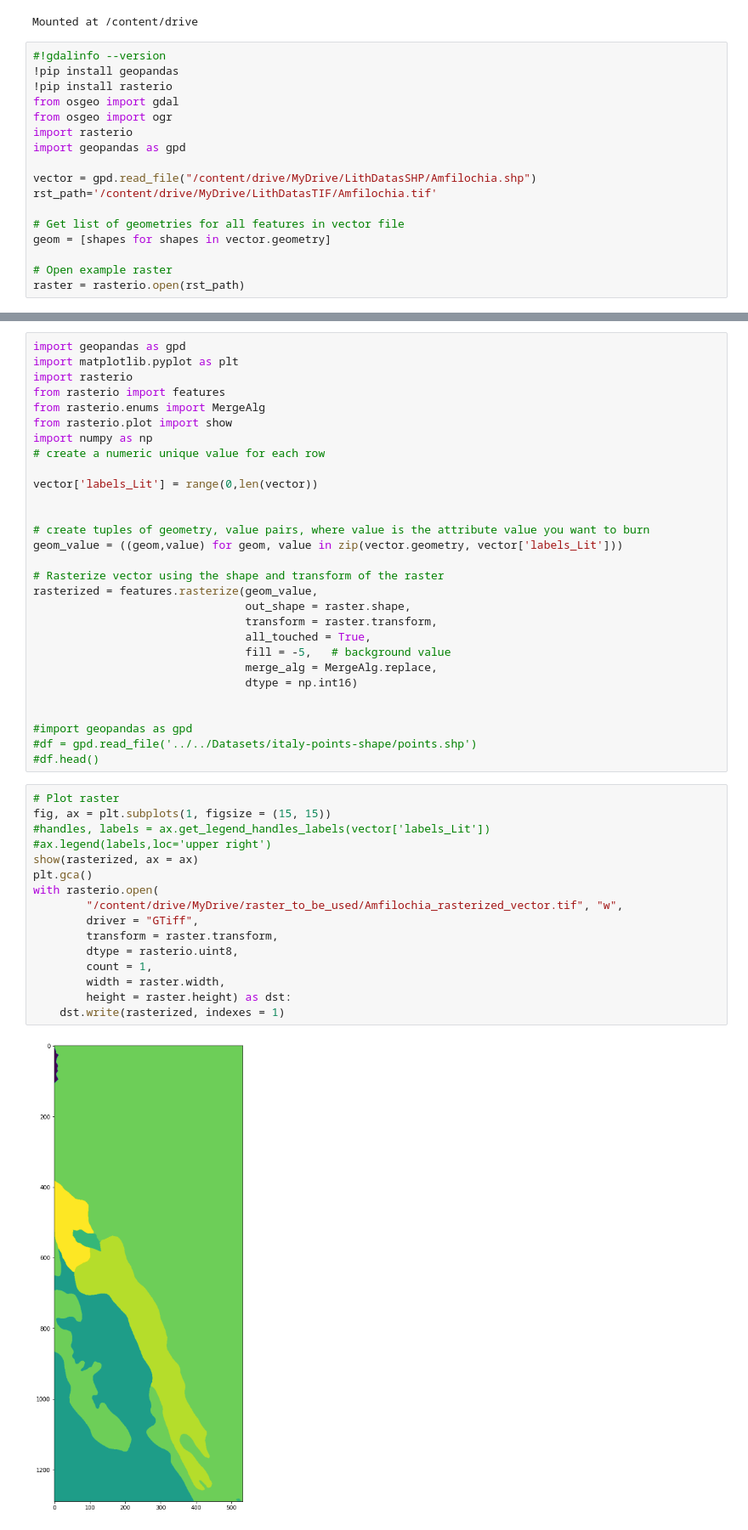
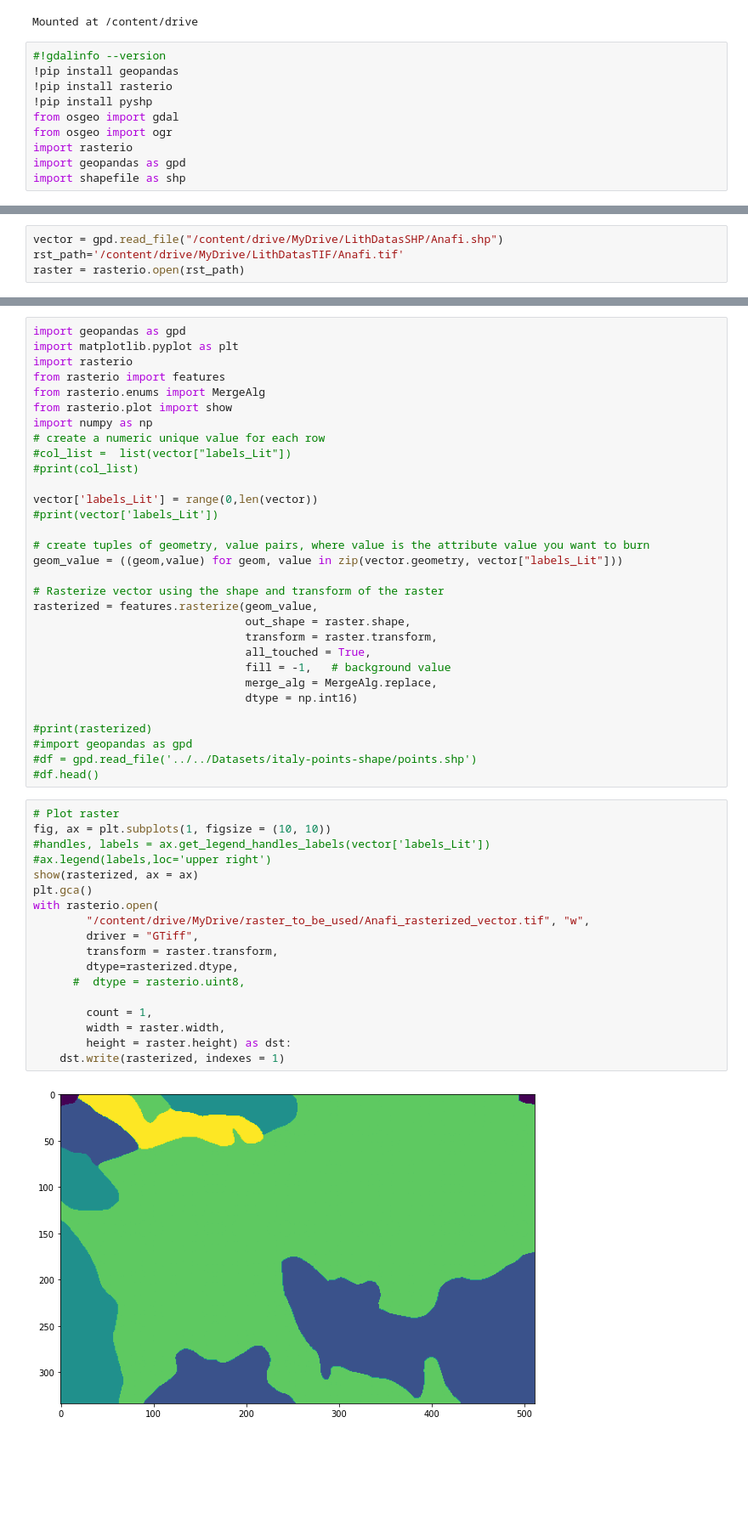
Before and after one commit to c-labropoulos/NN-for-lithological-segmentation, a Jupyter notebook: toRaster.ipynb, the cells around one changed output, grey strips where cells are left out. Shown: that part at 85% size. Saved outputs shown, nothing was run; the diff lists cells and outputs as text; blank space fills up the shorter version.

```diff
--- a/toRaster.ipynb
+++ b/toRaster.ipynb
@@ -9,19 +9,12 @@ Mounted at /content/drive
 #!gdalinfo --version
 !pip install geopandas
 !pip install rasterio
+!pip install pyshp
 from osgeo import gdal
 from osgeo import ogr
 import rasterio
 import geopandas as gpd
-
-vector = gpd.read_file("/content/drive/MyDrive/LithDatasSHP/Amfilochia.shp")
-rst_path='/content/drive/MyDrive/LithDatasTIF/Amfilochia.tif'
-
-# Get list of geometries for all features in vector file
-geom = [shapes for shapes in vector.geometry]
-
-# Open example raster
-raster = rasterio.open(rst_path)
+import shapefile as shp
 # %% [output]
 Looking in indexes: https://pypi.org/simple, https://us-python.pkg.dev/colab-wheels/public/simple/
 Requirement already satisfied: geopandas in /usr/local/lib/python3.8/dist-packages (0.12.2)
@@ -43,0 +36,4 @@ WARNING:rasterio._env:CPLE_AppDefined in /content/drive/MyDrive/LithDatasTIF/Amf
+# %%
+vector = gpd.read_file("/content/drive/MyDrive/LithDatasSHP/Anafi.shp")
+rst_path='/content/drive/MyDrive/LithDatasTIF/Anafi.tif'
+raster = rasterio.open(rst_path)
@@ -50,41 +48,45 @@ from rasterio.enums import MergeAlg
 from rasterio.plot import show
 import numpy as np
 # create a numeric unique value for each row
+#col_list =  list(vector["labels_Lit"])
+#print(col_list)
 
 vector['labels_Lit'] = range(0,len(vector))
-
+#print(vector['labels_Lit'])
 
 # create tuples of geometry, value pairs, where value is the attribute value you want to burn
-geom_value = ((geom,value) for geom, value in zip(vector.geometry, vector['labels_Lit']))
+geom_value = ((geom,value) for geom, value in zip(vector.geometry, vector["labels_Lit"]))
 
 # Rasterize vector using the shape and transform of the raster
 rasterized = features.rasterize(geom_value,
                                 out_shape = raster.shape,
                                 transform = raster.transform,
                                 all_touched = True,
-                                fill = -5,   # background value
+                                fill = -1,   # background value
                                 merge_alg = MergeAlg.replace,
                                 dtype = np.int16)
 
-
+#print(rasterized)
 #import geopandas as gpd
 #df = gpd.read_file('../../Datasets/italy-points-shape/points.shp')
 #df.head()
 # %%
 # Plot raster
-fig, ax = plt.subplots(1, figsize = (15, 15))
+fig, ax = plt.subplots(1, figsize = (10, 10))
 #handles, labels = ax.get_legend_handles_labels(vector['labels_Lit'])
 #ax.legend(labels,loc='upper right')
 show(rasterized, ax = ax)
 plt.gca()
 with rasterio.open(
-        "/content/drive/MyDrive/raster_to_be_used/Amfilochia_rasterized_vector.tif", "w",
+        "/content/drive/MyDrive/raster_to_be_used/Anafi_rasterized_vector.tif", "w",
         driver = "GTiff",
         transform = raster.transform,
-        dtype = rasterio.uint8,
+        dtype=rasterized.dtype,
+      #  dtype = rasterio.uint8,
+
         count = 1,
         width = raster.width,
         height = raster.height) as dst:
     dst.write(rasterized, indexes = 1)
 # %% [output]
-[figure, old version]
+[figure, new version]
```
Also changed, not shown: parts of 6 cells of this notebook.
